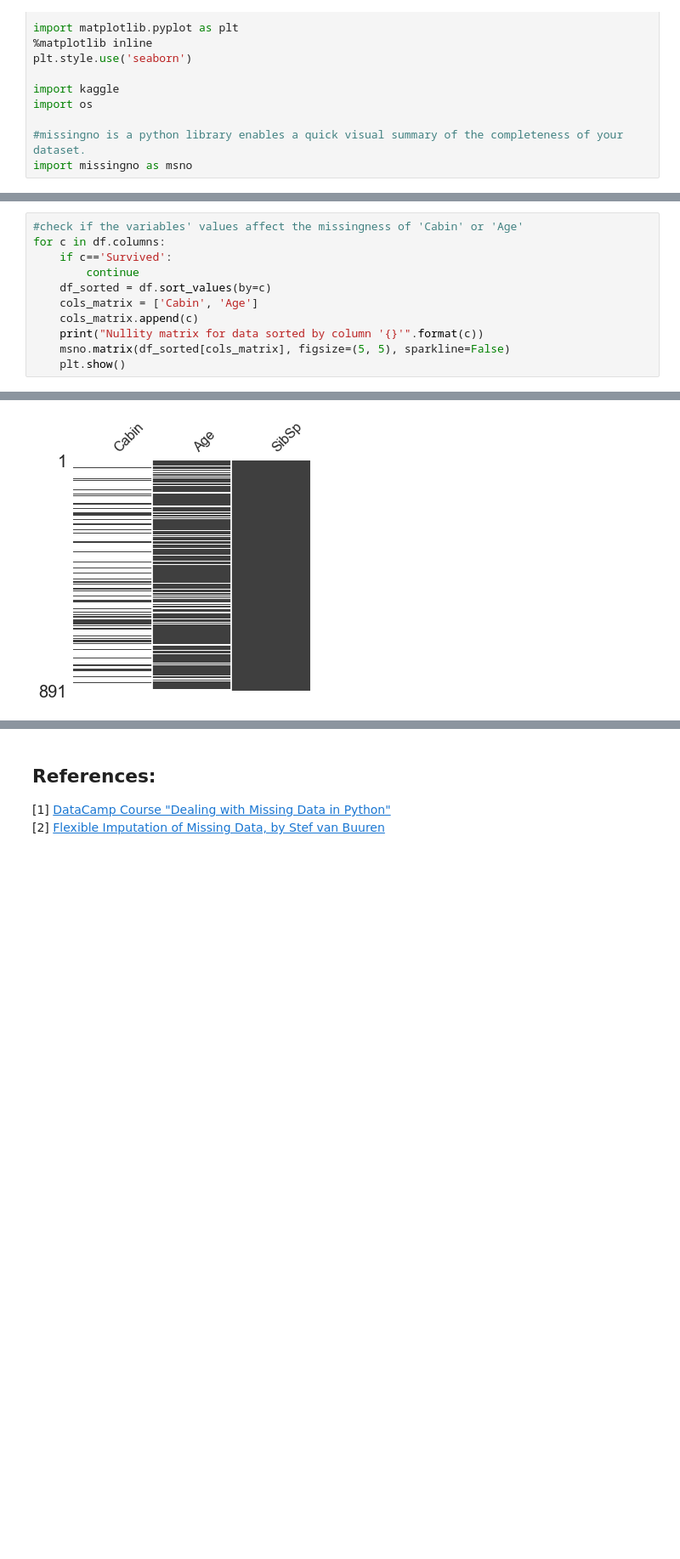
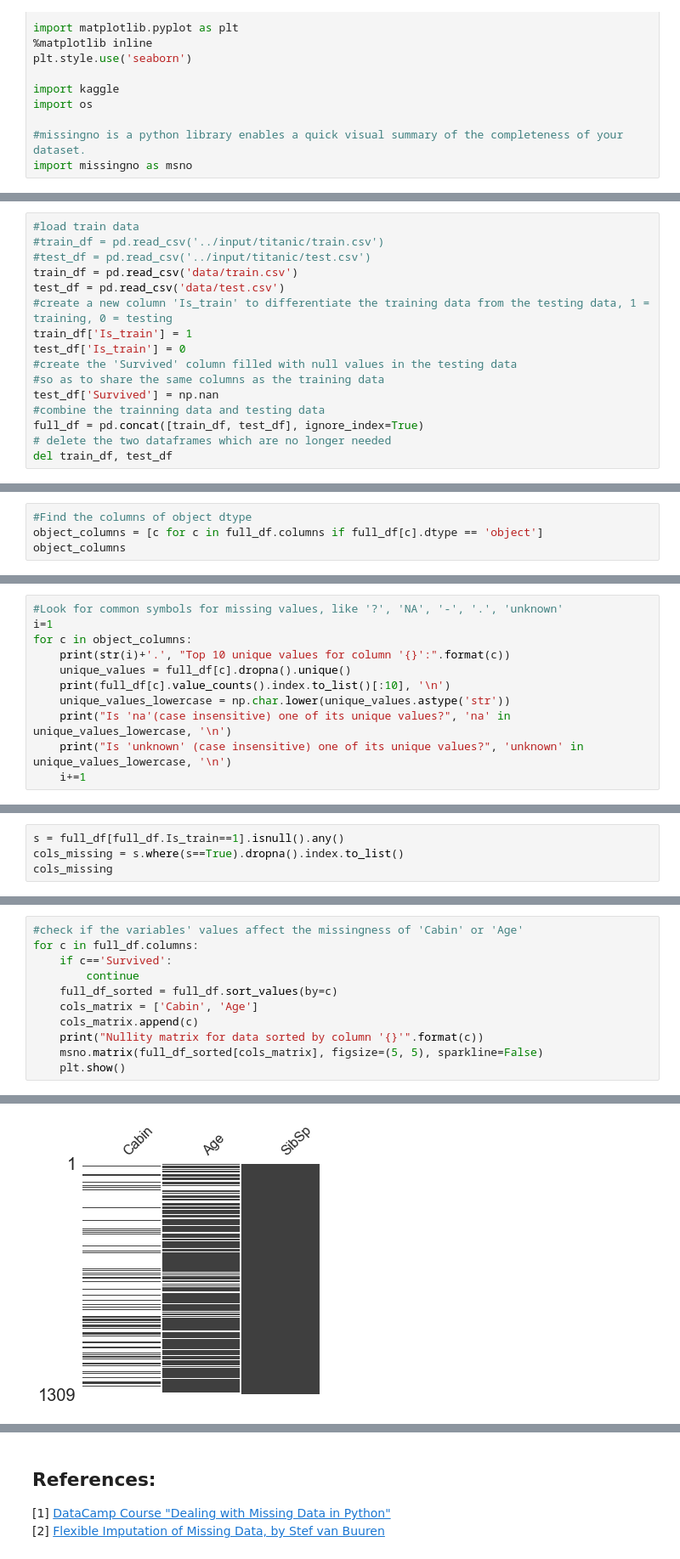
Before and after one commit to Brendalish/titanic, a Jupyter notebook: Dealing with missing values (Part 1 type-analysis).ipynb, the cells around one changed output, grey strips where cells are left out. Shown: that part at 85% size. Drawn from its saved outputs; the diff is of its cells as text; blank space fills up the shorter version.

```diff
--- a/Dealing with missing values (Part 1 type-analysis).ipynb
+++ b/Dealing with missing values (Part 1 type-analysis).ipynb
@@ -230,0 +31,16 @@ def missingness_by_value(col1, col2, df=df):
+# %%
+#load train data
+#train_df = pd.read_csv('../input/titanic/train.csv')
+#test_df = pd.read_csv('../input/titanic/test.csv')
+train_df = pd.read_csv('data/train.csv')
+test_df = pd.read_csv('data/test.csv')
+#create a new column 'Is_train' to differentiate the training data from the testing data, 1 = training, 0 = testing
+train_df['Is_train'] = 1
+test_df['Is_train'] = 0
+#create the 'Survived' column filled with null values in the testing data
+#so as to share the same columns as the training data
+test_df['Survived'] = np.nan
+#combine the trainning data and testing data
+full_df = pd.concat([train_df, test_df], ignore_index=True)
+# delete the two dataframes which are no longer needed
+del train_df, test_df
@@ -230,0 +83,4 @@ def missingness_by_value(col1, col2, df=df):
+# %%
+#Find the columns of object dtype
+object_columns = [c for c in full_df.columns if full_df[c].dtype == 'object']
+object_columns
@@ -230,0 +98,11 @@ def missingness_by_value(col1, col2, df=df):
+# %%
+#Look for common symbols for missing values, like '?', 'NA', '-', '.', 'unknown'
+i=1
+for c in object_columns:
+    print(str(i)+'.', "Top 10 unique values for column '{}':".format(c))
+    unique_values = full_df[c].dropna().unique()
+    print(full_df[c].value_counts().index.to_list()[:10], '\n')
+    unique_values_lowercase = np.char.lower(unique_values.astype('str'))
+    print("Is 'na'(case insensitive) one of its unique values?", 'na' in unique_values_lowercase, '\n')
+    print("Is 'unknown' (case insensitive) one of its unique values?", 'unknown' in unique_values_lowercase, '\n')
+    i+=1
@@ -230,0 +212,4 @@ def missingness_by_value(col1, col2, df=df):
+# %%
+s = full_df[full_df.Is_train==1].isnull().any()
+cols_missing = s.where(s==True).dropna().index.to_list()
+cols_missing
@@ -246,13 +261,13 @@ Even though the two missing values of 'Embarked' are all for the survivors, cons
 # %%
 #check if the variables' values affect the missingness of 'Cabin' or 'Age'
-for c in df.columns:
+for c in full_df.columns:
     if c=='Survived':
         continue
-    df_sorted = df.sort_values(by=c)
+    full_df_sorted = full_df.sort_values(by=c)
     cols_matrix = ['Cabin', 'Age']
     cols_matrix.append(c)
     print("Nullity matrix for data sorted by column '{}'".format(c))
-    msno.matrix(df_sorted[cols_matrix], figsize=(5, 5), sparkline=False)
+    msno.matrix(full_df_sorted[cols_matrix], figsize=(5, 5), sparkline=False)
     plt.show()
 # %% [output]
 Nullity matrix for data sorted by column 'PassengerId'
@@ -268,2 +283,2 @@ Nullity matrix for data sorted by column 'Age'
 Nullity matrix for data sorted by column 'SibSp'
-[figure, old version]
+[figure, new version]
```
Also changed, not shown: parts of 80 cells of this notebook, 1 other file.
